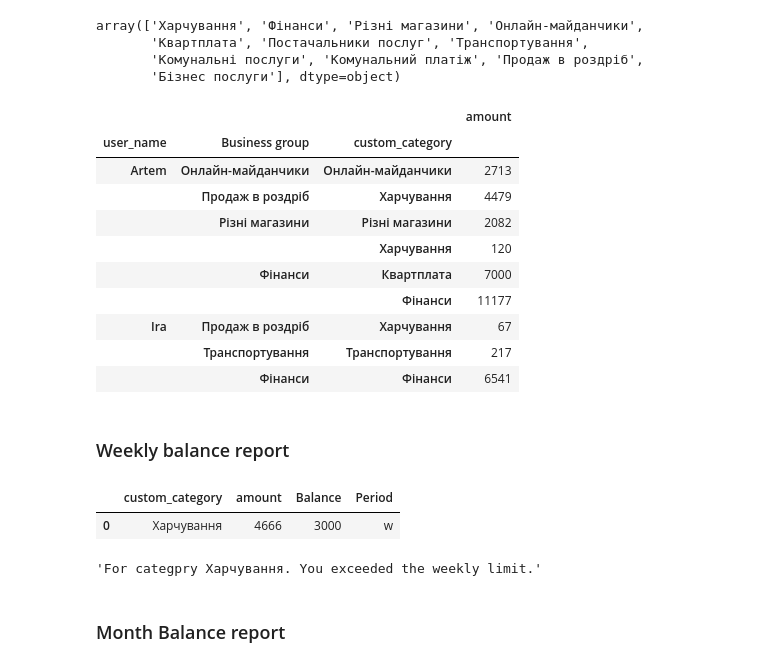
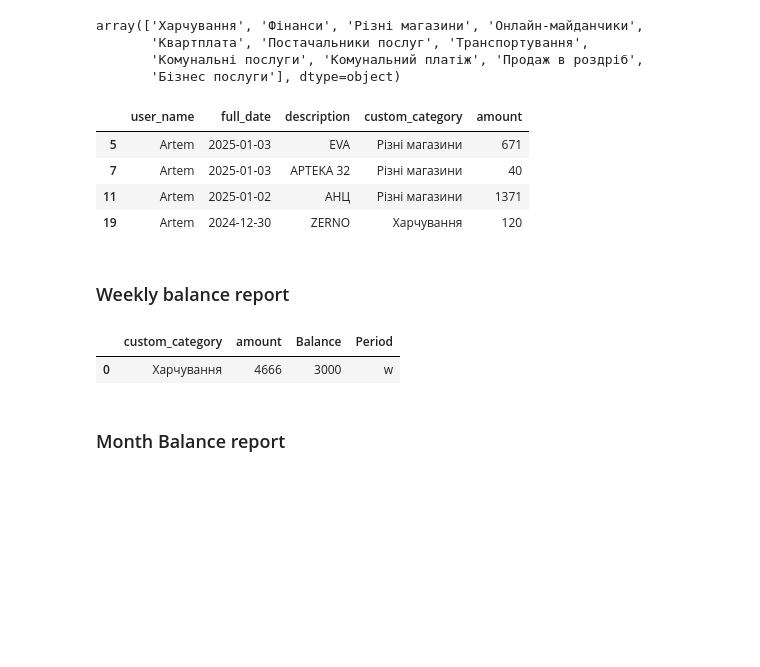
Before and after one commit to wixxxez/TransactionClassificator, a Jupyter notebook: notebooks/TransactionReport.ipynb, the cells around one changed output. Cells and saved outputs as stored; diff of their text form; code cells hidden in the pictures; blank space fills up the shorter version.

```diff
--- a/notebooks/TransactionReport.ipynb
+++ b/notebooks/TransactionReport.ipynb
@@ -52,19 +52,15 @@ array(['Харчування', 'Фінанси', 'Різні магазини',
        'Комунальні послуги', 'Комунальний платіж', 'Продаж в роздріб',
        'Бізнес послуги'], dtype=object)
 # %%
-data_full.query("week_number == 1").groupby( ['user_name', 'Business group', 'custom_category'] ).amount.sum().to_frame()
+tr_report = data_full.query("week_number == 1").groupby( ['user_name', 'custom_category'] ).amount.sum().to_frame()
-# %% [output]
-|  |  |  | amount |
-| user_name | Business group | custom_category |  |
-| Artem | Онлайн-майданчики | Онлайн-майданчики | 2713 |
-|  | Продаж в роздріб | Харчування | 4479 |
-|  | Різні магазини | Різні магазини | 2082 |
-|  |  | Харчування | 120 |
-|  | Фінанси | Квартплата | 7000 |
-|  |  | Фінанси | 11177 |
-| Ira | Продаж в роздріб | Харчування | 67 |
-|  | Транспортування | Транспортування | 217 |
-|  | Фінанси | Фінанси | 6541 |
+# %%
+data_full.query('`Business group` == "Різні магазини" and week_number == 1 ')[['user_name', 'full_date', 'description','custom_category','amount']]
+# %% [output]
+|  | user_name | full_date | description | custom_category | amount |
+| 5 | Artem | 2025-01-03 | EVA | Різні магазини | 671 |
+| 7 | Artem | 2025-01-03 | APTEKA 32 | Різні магазини | 40 |
+| 11 | Artem | 2025-01-02 | АНЦ | Різні магазини | 1371 |
+| 19 | Artem | 2024-12-30 | ZERNO | Харчування | 120 |
 # %%
 Balances = pd.read_csv("../datasets/balances.csv")
 # %% [markdown]
@@ -81,16 +79,24 @@ for category in Weekly.custom_category.unique():
     availible = category_df['Balance'] -category_df['amount']
     availible = availible[0]
     if availible > 0 :
-        balance_report_body = f"For category {category}. You have {availible}. UAH"
+        balance_report_body = f"""
+         <div class="alert alert-success" role="alert">
+                       For category {category}. You have {availible}. UAH
+            </div>
+        """
 
     else :
-        balance_report_body = f"For categpry {category}. You exceeded the weekly limit."
 
-balance_report_body
+        balance_report_body = f"""
+         <div class="alert alert-danger" role="alert">
+                        For cateopry {category}. You exceeded the weekly limit.
+            </div>
+        """
+
+    weekly_limits.append(balance_report_body)
 # %% [output]
 |  | custom_category | amount | Balance | Period |
 | 0 | Харчування | 4666 | 3000 | w |
-'For categpry Харчування. You exceeded the weekly limit.'
 # %% [markdown]
 ### Month Balance report
 # %%
```
Also changed, not shown: parts of 14 cells of this notebook, 5 other files.
